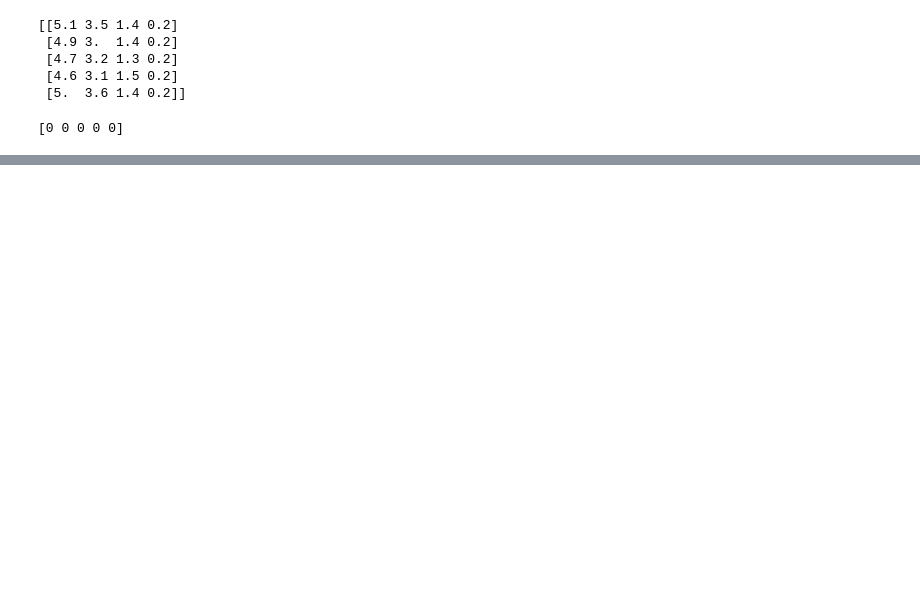
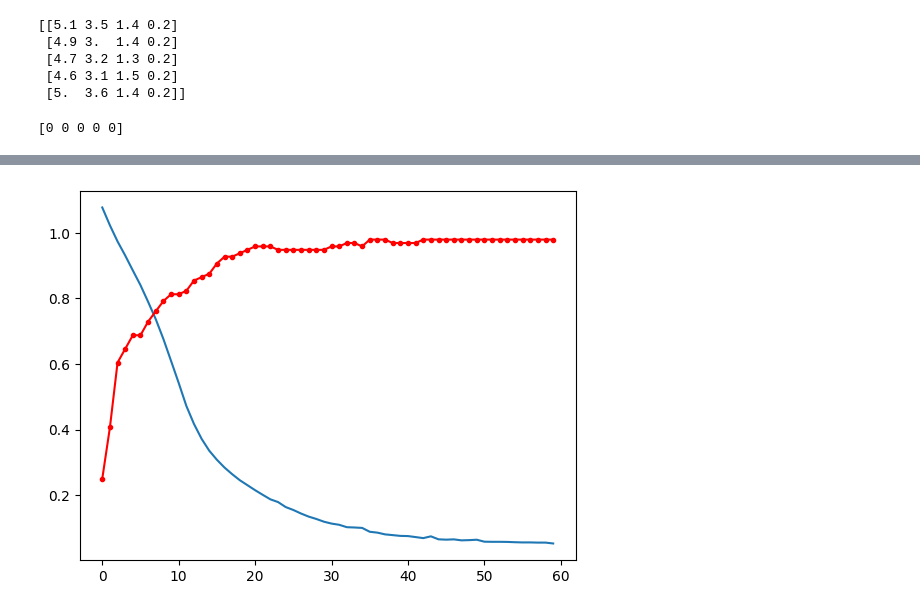
Before and after one commit to gundaminpde/2022, a Jupyter notebook: Iris_softmax_simple.ipynb, the cells around one changed output, grey strips where cells are left out. Drawn from its saved outputs; the diff is of its cells as text; code cells hidden in the pictures; blank space fills up the shorter version.

```diff
--- a/Iris_softmax_simple.ipynb
+++ b/Iris_softmax_simple.ipynb
@@ -114,0 +114,17 @@ Model: "sequential_3"
+# %%
+import numpy as np
+import seaborn as sns
+import matplotlib.pyplot as plt
+
+
+y_loss = history.history['loss']
+y_accu = history.history['accuracy']
+
+x_len = np.arange(len(y_loss))
+
+plt.plot(x_len,y_loss)
+plt.plot(x_len,y_accu, marker='.', c="red")
+
+plt.show()
+# %% [output]
+[figure, added]
```
Also changed, not shown: parts of 2 cells of this notebook.
